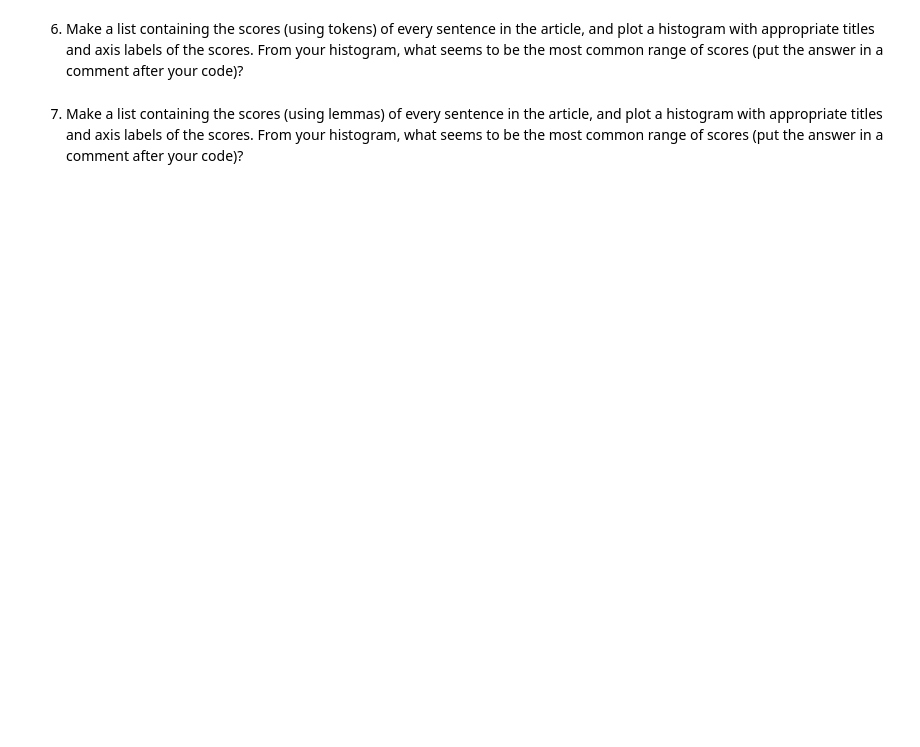
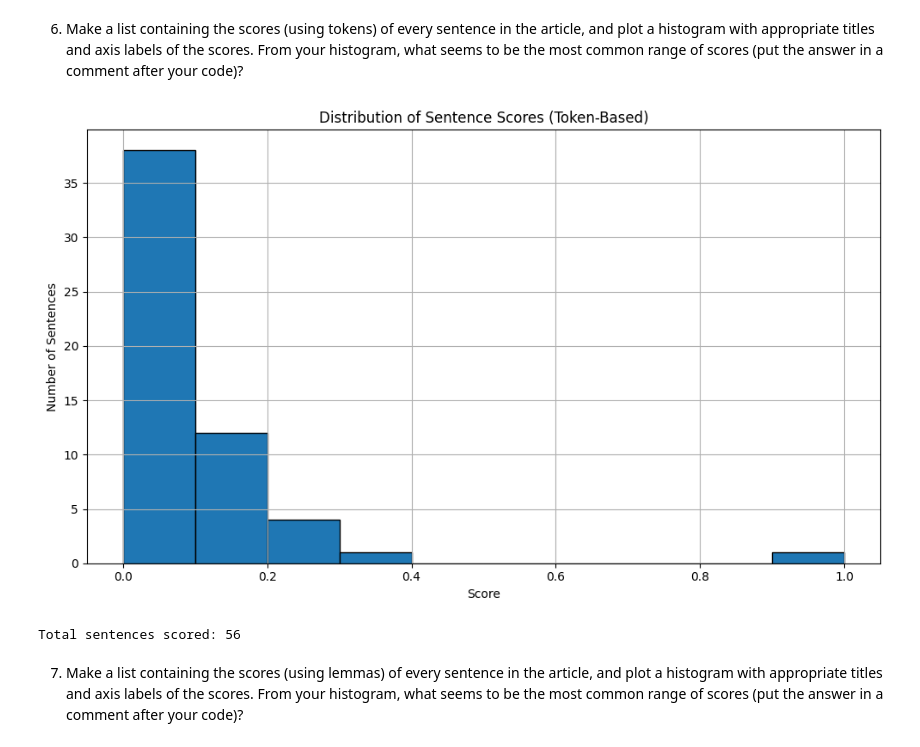
Before and after one commit to egbogbo11/web-scraping, a Jupyter notebook: web-scraping.ipynb, the cells around one changed output. Drawn from its saved outputs; the diff is of its cells as text; code cells hidden in the pictures; blank space fills up the shorter version.

```diff
--- a/web-scraping.ipynb
+++ b/web-scraping.ipynb
@@ -63,4 +283,66 @@ You may find some of the code from the in class notes useful; feel free to use m
 # %% [markdown]
 6. Make a list containing the scores (using tokens) of every sentence in the article, and plot a histogram with appropriate titles and axis labels of the scores. From your histogram, what seems to be the most common range of scores (put the answer in a comment after your code)?
+# %%
+# Load spaCy
+nlp = spacy.load("en_core_web_sm")
+
+# Helper function to load article text
+def load_article_text(pkl_file: str) -> str:
+    with open(pkl_file, 'rb') as f:
+        html = pickle.load(f)
+    soup = BeautifulSoup(html, 'html.parser')
+    article = soup.find('article')
+    return article.get_text(separator=' ', strip=True) if article else ""
+
+# Get most common tokens from article text
+def get_most_common_tokens(text: str, n: int = 5):
+    doc = nlp(text)
+    tokens = [
+        token.text.lower()
+        for token in doc
+        if not token.is_stop and not token.is_punct and not token.is_space
+    ]
+    return [token for token, _ in Counter(tokens).most_common(n)]
+
+# Score a sentence by frequency of interesting tokens
+def score_sentence_by_token(sentence, interesting_tokens):
+    doc = nlp(sentence)
+    token_count = sum(1 for token in doc if not token.is_punct and not token.is_space)
+    interesting_count = sum(1 for token in doc if token.text.lower() in interesting_tokens)
+    return interesting_count / token_count if token_count else 0
+
+# Main block
+if __name__ == '__main__':
+    article_path = "laser_headlights_article.pkl"
+    text = load_article_text(article_path)
+
+    if text:
+        # Get top 5 most frequent tokens
+        top_tokens = get_most_common_tokens(text)
+
+        # Score each sentence in the article
+        doc = nlp(text)
+        sentence_scores = [
+            score_sentence_by_token(sent.text, top_tokens) for sent in doc.sents
+        ]
+
+        # Plot histogram
+        plt.figure(figsize=(10, 6))
+        plt.hist(sentence_scores, bins=10, edgecolor='black')
+        plt.title("Distribution of Sentence Scores (Token-Based)")
+        plt.xlabel("Score")
+        plt.ylabel("Number of Sentences")
+        plt.grid(True)
+        plt.tight_layout()
+        plt.show()
+
+        print(f"Total sentences scored: {len(sentence_scores)}")
+    else:
+        print("Failed to load article text.")
+
+# Most common score range appears to be between 0.0 and 0.1
+# %% [output]
+[figure, added]
+Total sentences scored: 56
 # %% [markdown]
 7. Make a list containing the scores (using lemmas) of every sentence in the article, and plot a histogram with appropriate titles and axis labels of the scores.  From your histogram, what seems to be the most common range of scores (put the answer in a comment after your code)?
```
Also changed, not shown: parts of 8 cells of this notebook, 2 other files.
